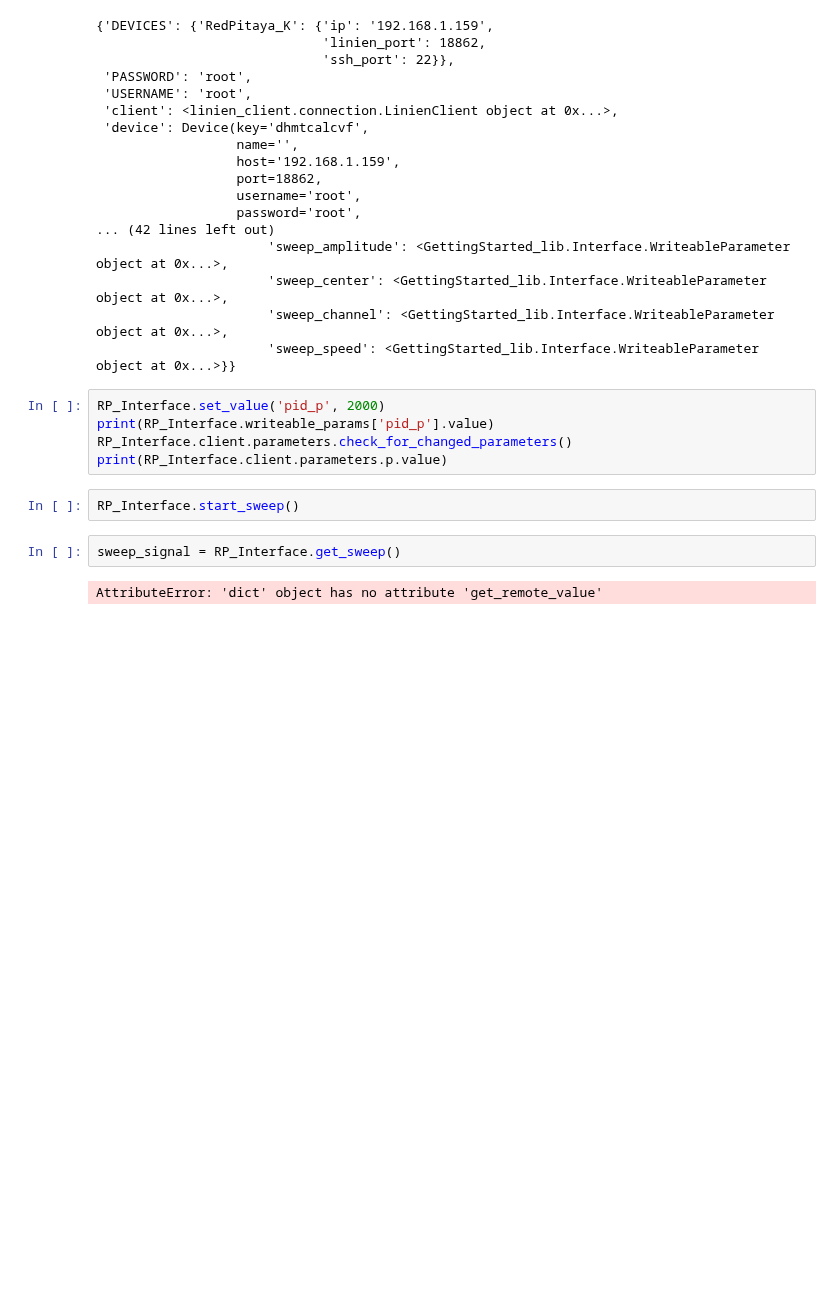
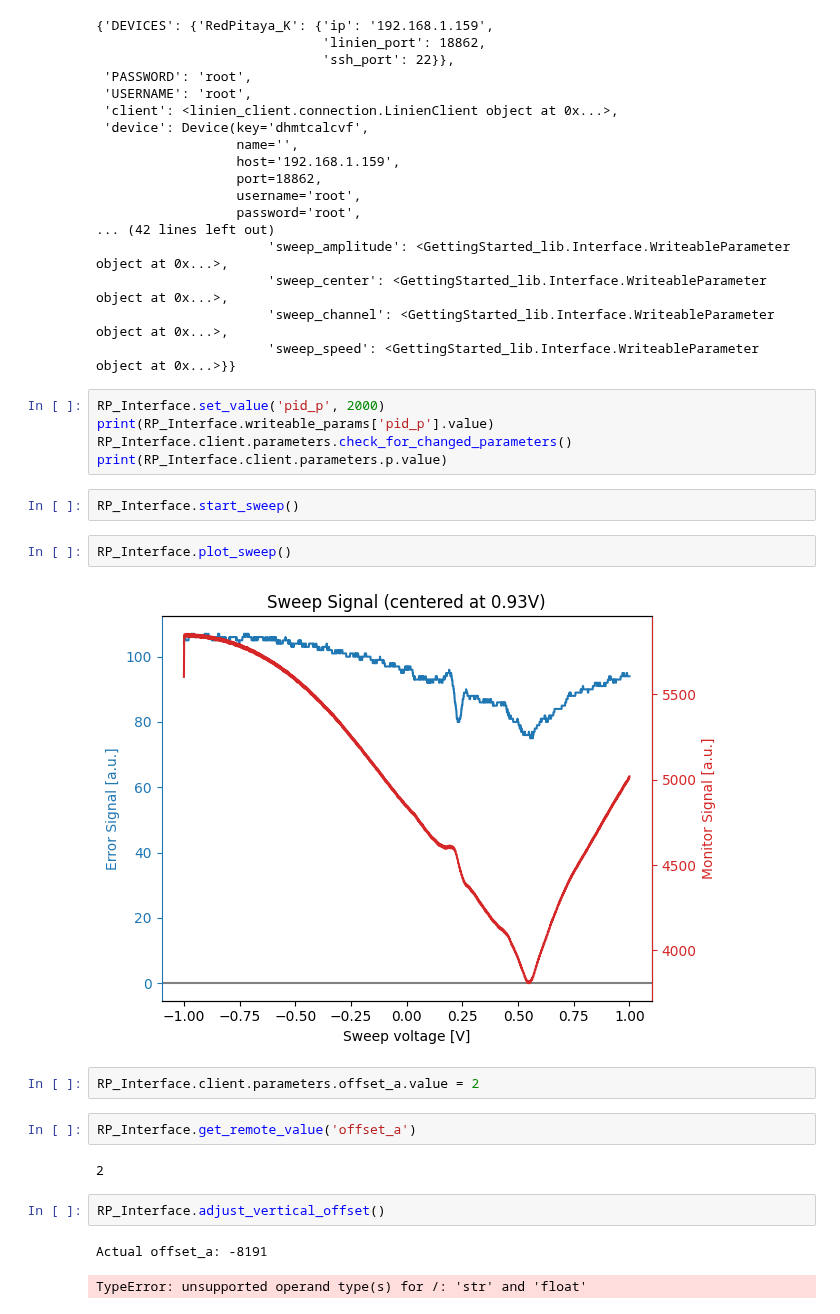
Before and after one commit to jack00look/RP_Spectroscopy, a Jupyter notebook: Laser_Lock_Controller.ipynb, the cells around one changed output. Cells and saved outputs as stored; diff of their text form; blank space fills up the shorter version.

```diff
--- a/Laser_Lock_Controller.ipynb
+++ b/Laser_Lock_Controller.ipynb
@@ -53,7 +53,18 @@ RP_Interface.client.parameters.check_for_changed_parameters()
 print(RP_Interface.client.parameters.p.value)
 # %%
 RP_Interface.start_sweep()
-# %%
-sweep_signal = RP_Interface.get_sweep()
-# %% [output]
-AttributeError: 'dict' object has no attribute 'get_remote_value'
+# %%
+RP_Interface.plot_sweep()
+# %% [output]
+[figure, added]
+# %%
+RP_Interface.client.parameters.offset_a.value = 2
+# %%
+RP_Interface.get_remote_value('offset_a')
+# %% [output]
+2
+# %%
+RP_Interface.adjust_vertical_offset()
+# %% [output]
+Actual offset_a: -8191
+TypeError: unsupported operand type(s) for /: 'str' and 'float'
```
Also changed, not shown: parts of 1 cell of this notebook, 2 other files.
